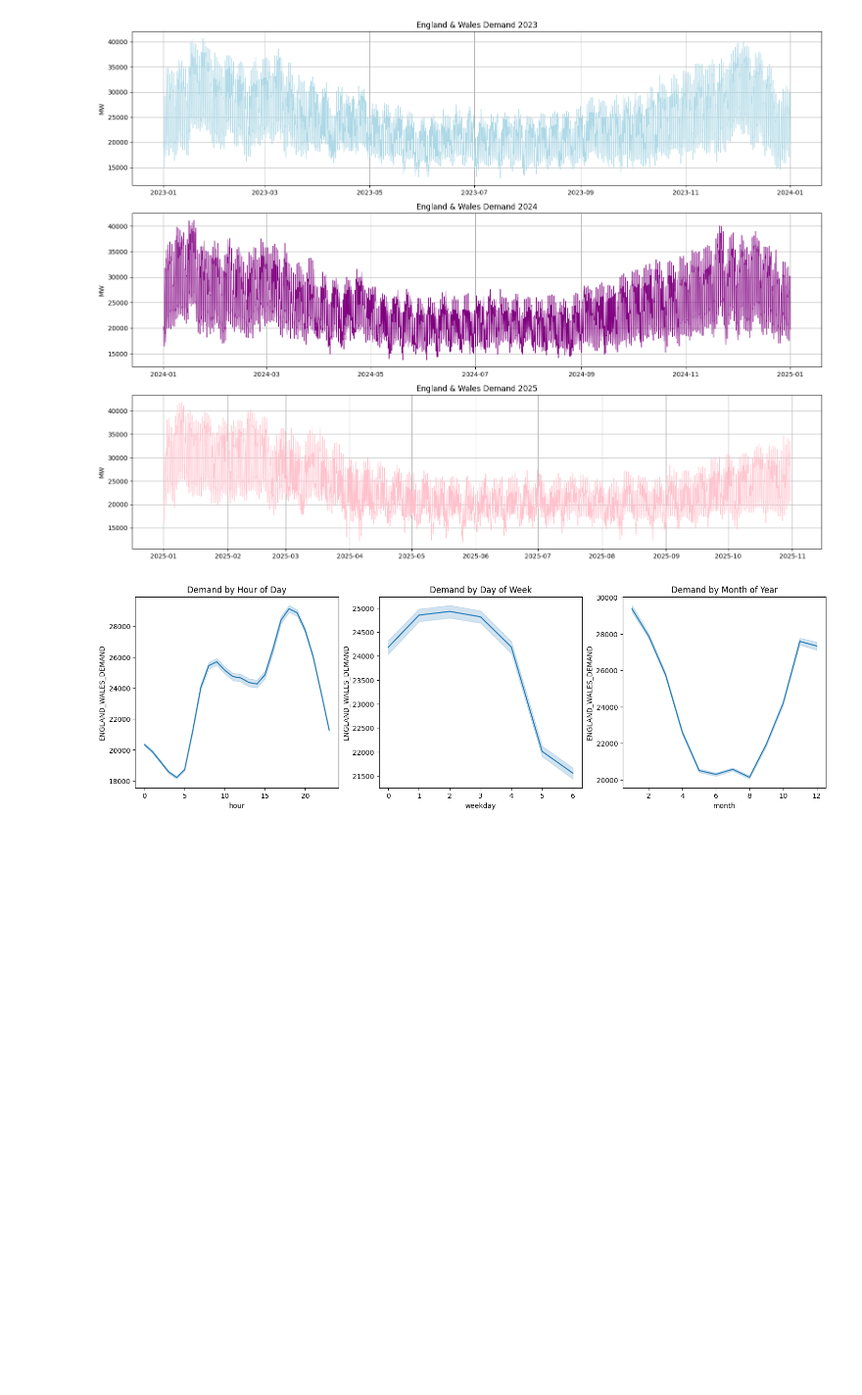
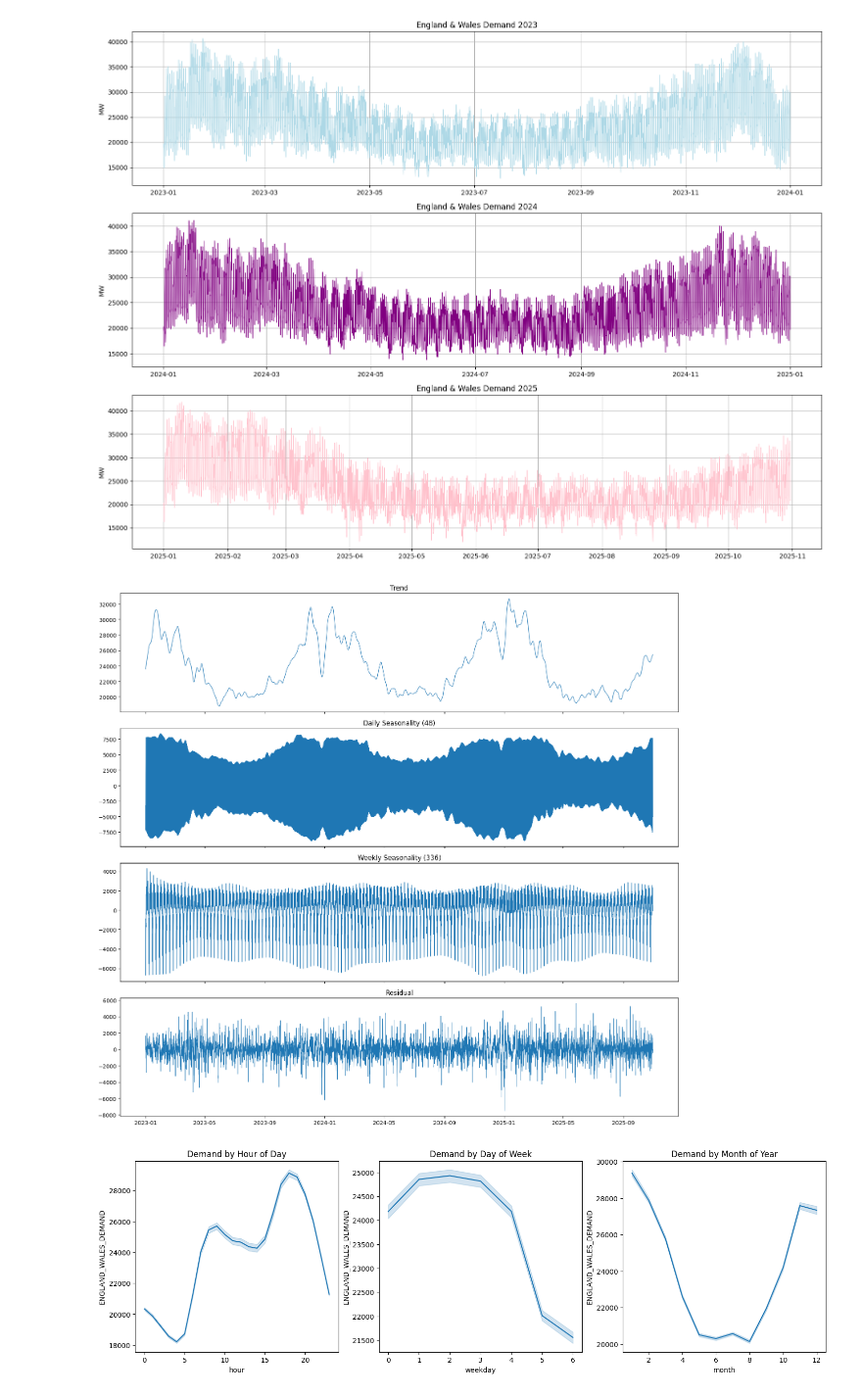
Before and after one commit to ocx-1129/ml_assignment, a Jupyter notebook: energyPred.ipynb, the cells around one changed output. Shown at 98% size. Saved outputs shown, nothing was run; the diff lists cells and outputs as text; code cells hidden in the pictures; blank space fills up the shorter version.

Commit message:
Add decomposition graph

```diff
--- a/energyPred.ipynb
+++ b/energyPred.ipynb
@@ -226,6 +227,57 @@ plt.tight_layout()
 plt.show()
 # %% [output]
 [figure]
+# %%
+import pandas as pd
+import matplotlib.pyplot as plt
+from statsmodels.tsa.seasonal import MSTL
+
+
+df['datetime'] = pd.to_datetime(df['datetime'], utc=True, errors='coerce')
+df['datetime'] = df['datetime'].dt.tz_localize(None)
+df = df.set_index('datetime')
+
+
+
+ts = df['ENGLAND_WALES_DEMAND']
+
+mstl = MSTL(
+    ts,
+    periods=[48, 336],
+    stl_kwargs={
+        "seasonal_deg": 1,
+        "trend_deg": 1,
+        "trend_jump": 5
+    }
+)
+
+res = mstl.fit()
+
+
+trend = res.trend
+seasonal_daily = res.seasonal['seasonal_48']
+seasonal_weekly = res.seasonal['seasonal_336']
+residual = res.resid
+
+
+fig, axes = plt.subplots(4, 1, figsize=(15, 14), sharex=True)
+
+axes[0].plot(trend, linewidth=0.9)
+axes[0].set_title('Trend')
+
+axes[1].plot(seasonal_daily, linewidth=0.9)
+axes[1].set_title('Daily Seasonality (48)')
+
+axes[2].plot(seasonal_weekly, linewidth=0.9)
+axes[2].set_title('Weekly Seasonality (336)')
+
+axes[3].plot(residual, linewidth=0.7)
+axes[3].set_title('Residual')
+
+plt.tight_layout()
+plt.show()
+# %% [output]
+[figure, added]
 # %%
 # 5. plot seasonal patterns
 # demand by time of day
```
Also changed, not shown: parts of 1 cell of this notebook.
